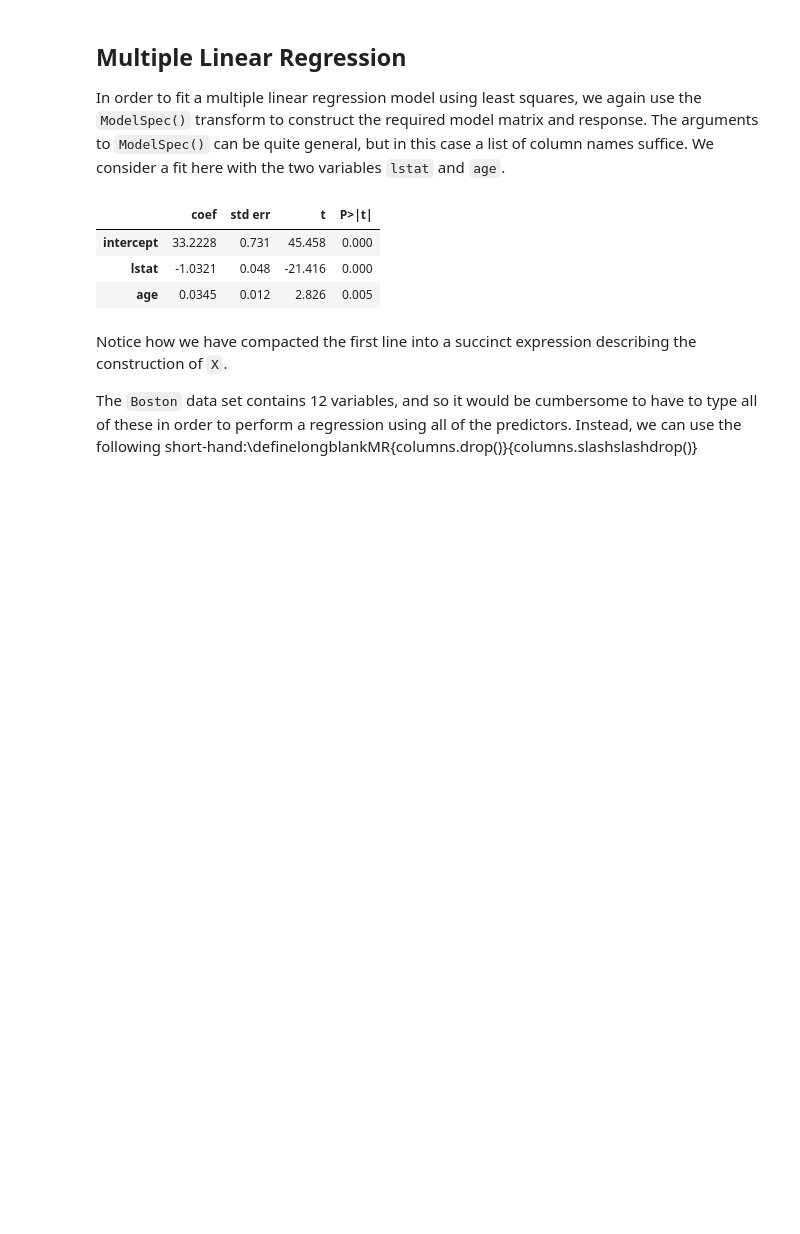
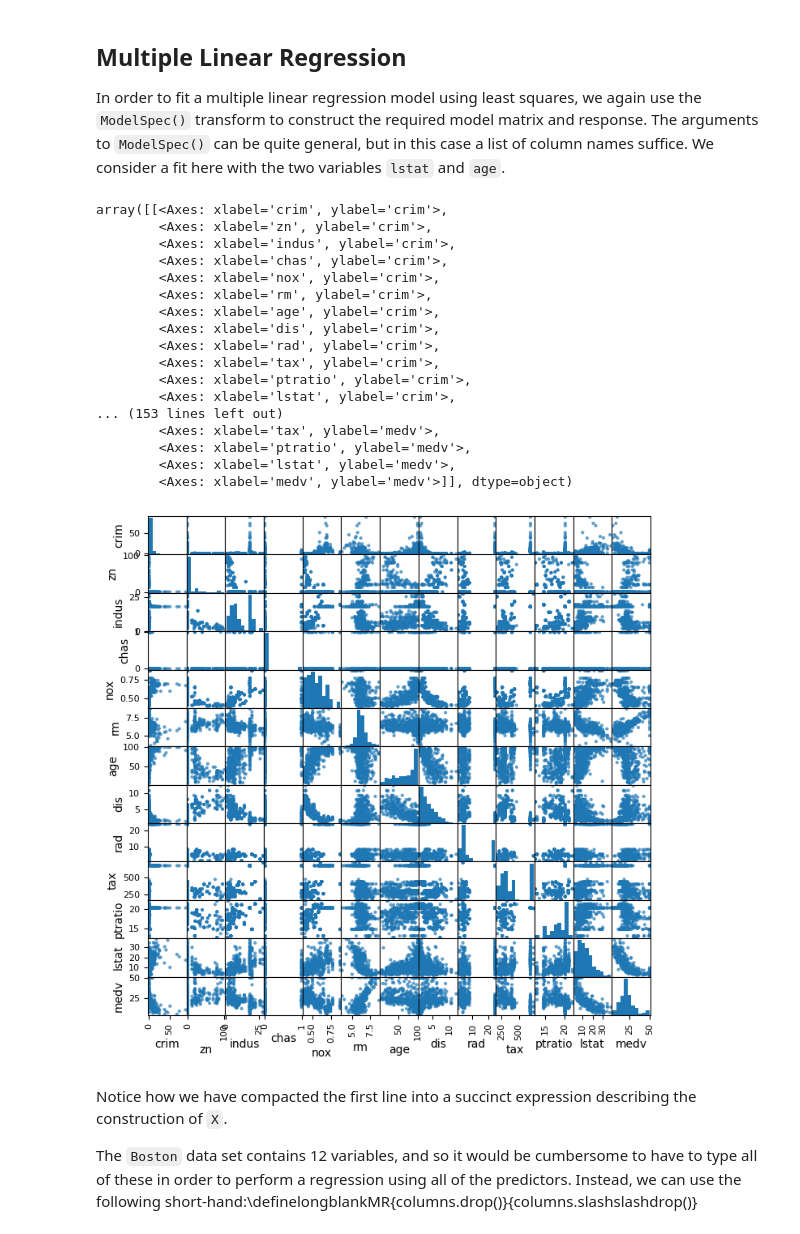
Before and after one commit to dchakrabarti1/ISLP-Labs-Chakrabarti, a Jupyter notebook: Ch03-linreg-lab.ipynb, the cells around one changed output. Cells and saved outputs as stored; diff of their text form; code cells hidden in the pictures; blank space fills up the shorter version.

```diff
--- a/Ch03-linreg-lab.ipynb
+++ b/Ch03-linreg-lab.ipynb
@@ -442,13 +441,29 @@ the two variables `lstat` and `age`.
 # %%
 X = MS(['lstat', 'age']).fit_transform(Boston)
 model1 = sm.OLS(y, X)
 results1 = model1.fit()
 summarize(results1)
+from pandas.plotting import scatter_matrix
+scatter_matrix(Boston,figsize=(8,8),diagonal= 'hist',alpha=0.7)
 # %% [output]
-|  | coef | std err | t | P>|t| |
-| intercept | 33.2228 | 0.731 | 45.458 | 0.000 |
-| lstat | -1.0321 | 0.048 | -21.416 | 0.000 |
-| age | 0.0345 | 0.012 | 2.826 | 0.005 |
+array([[<Axes: xlabel='crim', ylabel='crim'>,
+        <Axes: xlabel='zn', ylabel='crim'>,
+        <Axes: xlabel='indus', ylabel='crim'>,
+        <Axes: xlabel='chas', ylabel='crim'>,
+        <Axes: xlabel='nox', ylabel='crim'>,
+        <Axes: xlabel='rm', ylabel='crim'>,
+        <Axes: xlabel='age', ylabel='crim'>,
+        <Axes: xlabel='dis', ylabel='crim'>,
+        <Axes: xlabel='rad', ylabel='crim'>,
+        <Axes: xlabel='tax', ylabel='crim'>,
+        <Axes: xlabel='ptratio', ylabel='crim'>,
+        <Axes: xlabel='lstat', ylabel='crim'>,
+... (153 lines left out)
+        <Axes: xlabel='tax', ylabel='medv'>,
+        <Axes: xlabel='ptratio', ylabel='medv'>,
+        <Axes: xlabel='lstat', ylabel='medv'>,
+        <Axes: xlabel='medv', ylabel='medv'>]], dtype=object)
+[figure, added]
 # %% [markdown]
 Notice how we have compacted the first line into a succinct expression describing the construction of `X`.
 
```
Also changed, not shown: parts of 11 cells of this notebook.
